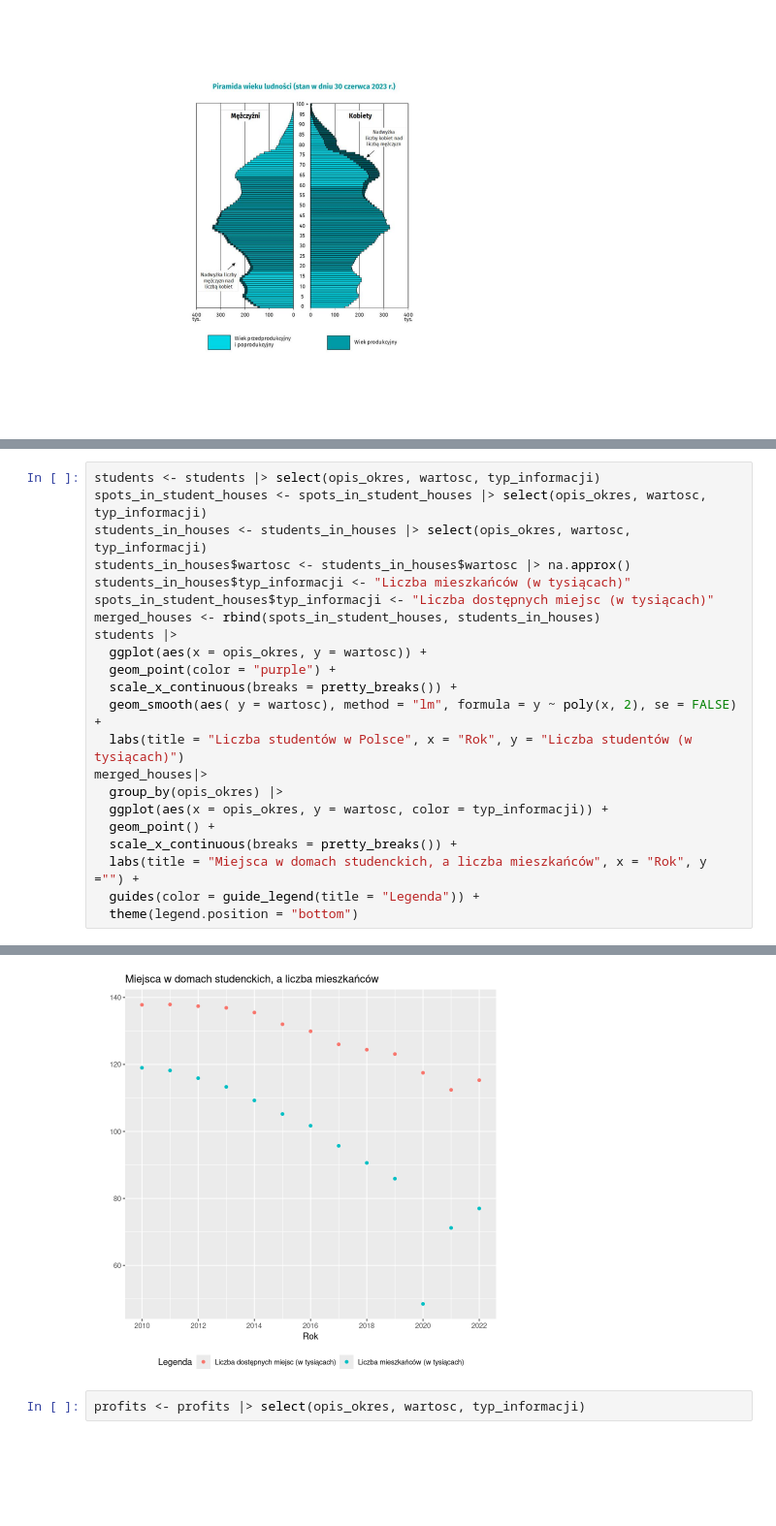
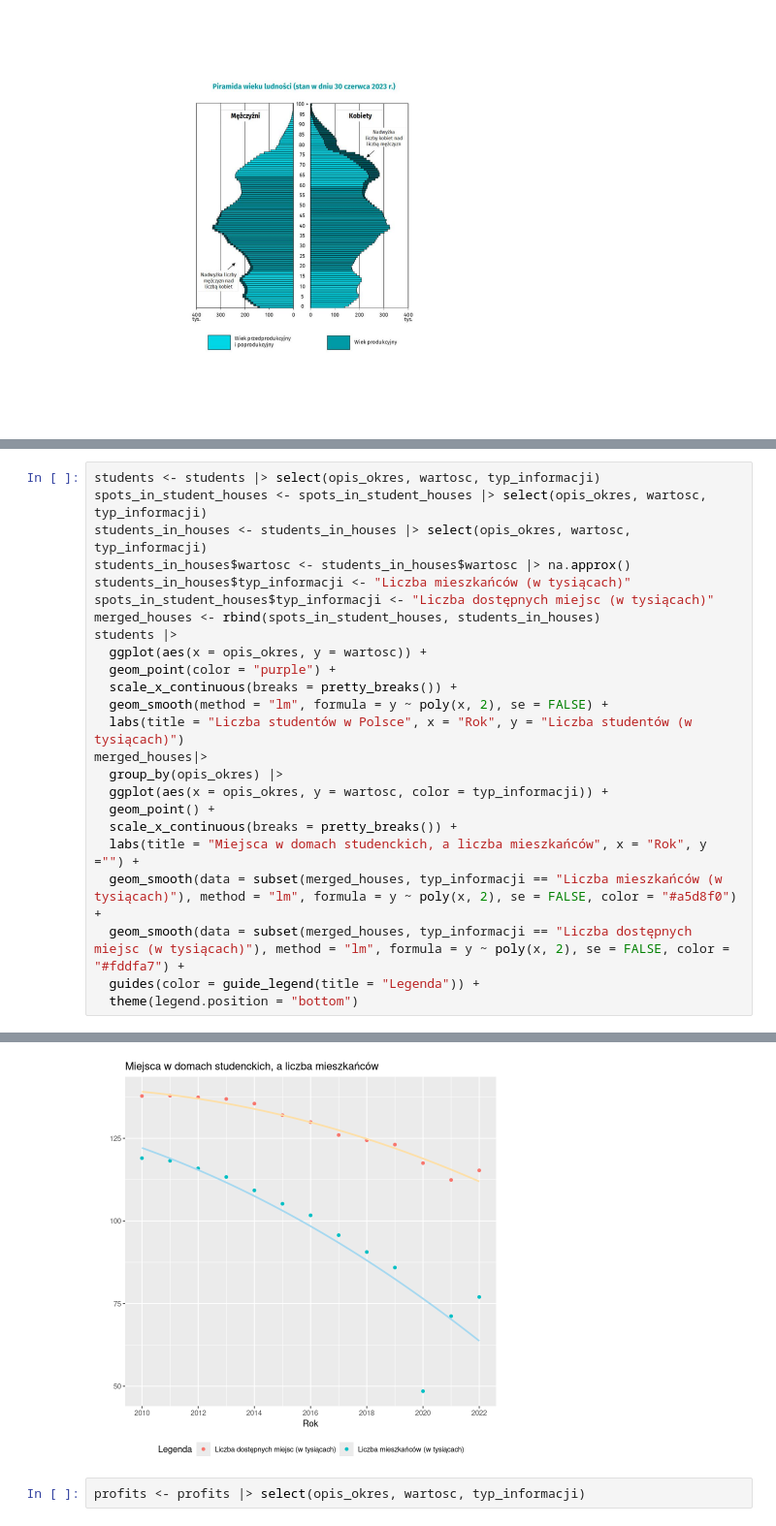
Before and after one commit to JakubDziegielewski/SAD_project_one, a Jupyter notebook: Problem_3/Problem_3.ipynb, the cells around one changed output, grey strips where cells are left out. Shown at 97% size. Drawn from its saved outputs; the diff is of its cells as text; blank space fills up the shorter version.

Commit message:
created more plots

```diff
--- a/Problem_3/Problem_3.ipynb
+++ b/Problem_3/Problem_3.ipynb
@@ -48,28 +21,30 @@ A data.frame: 13 × 5
 # %%
 students <- students |> select(opis_okres, wartosc, typ_informacji)
 spots_in_student_houses <- spots_in_student_houses |> select(opis_okres, wartosc, typ_informacji)
 students_in_houses <- students_in_houses |> select(opis_okres, wartosc, typ_informacji)
 students_in_houses$wartosc <- students_in_houses$wartosc |> na.approx()
 students_in_houses$typ_informacji <- "Liczba mieszkańców (w tysiącach)"
 spots_in_student_houses$typ_informacji <- "Liczba dostępnych miejsc (w tysiącach)"
 merged_houses <- rbind(spots_in_student_houses, students_in_houses)
 students |>
   ggplot(aes(x = opis_okres, y = wartosc)) +
   geom_point(color = "purple") +
   scale_x_continuous(breaks = pretty_breaks()) +
-  geom_smooth(aes( y = wartosc), method = "lm", formula = y ~ poly(x, 2), se = FALSE) +
+  geom_smooth(method = "lm", formula = y ~ poly(x, 2), se = FALSE) +
   labs(title = "Liczba studentów w Polsce", x = "Rok", y = "Liczba studentów (w tysiącach)")
 merged_houses|>
   group_by(opis_okres) |>
   ggplot(aes(x = opis_okres, y = wartosc, color = typ_informacji)) +
   geom_point() +
   scale_x_continuous(breaks = pretty_breaks()) +
   labs(title = "Miejsca w domach studenckich, a liczba mieszkańców", x = "Rok", y ="") +
+  geom_smooth(data = subset(merged_houses, typ_informacji == "Liczba mieszkańców (w tysiącach)"), method = "lm", formula = y ~ poly(x, 2), se = FALSE, color = "#a5d8f0") +
+  geom_smooth(data = subset(merged_houses, typ_informacji == "Liczba dostępnych miejsc (w tysiącach)"), method = "lm", formula = y ~ poly(x, 2), se = FALSE, color = "#fddfa7") +
   guides(color = guide_legend(title = "Legenda")) +
   theme(legend.position = "bottom")
 # %% [output]
 [figure]
-[figure, old version]
+[figure, new version]
 # %%
 profits <- profits |> select(opis_okres, wartosc, typ_informacji)
 # %%
```
Also changed, not shown: parts of 7 cells of this notebook.
